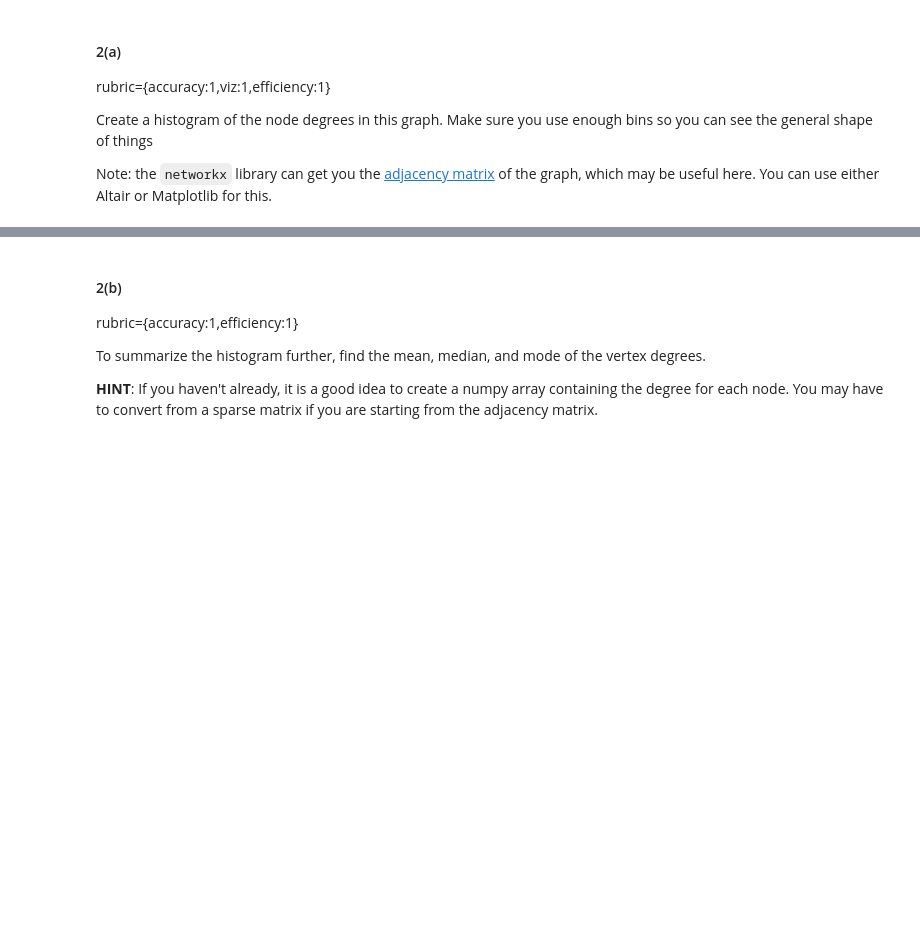
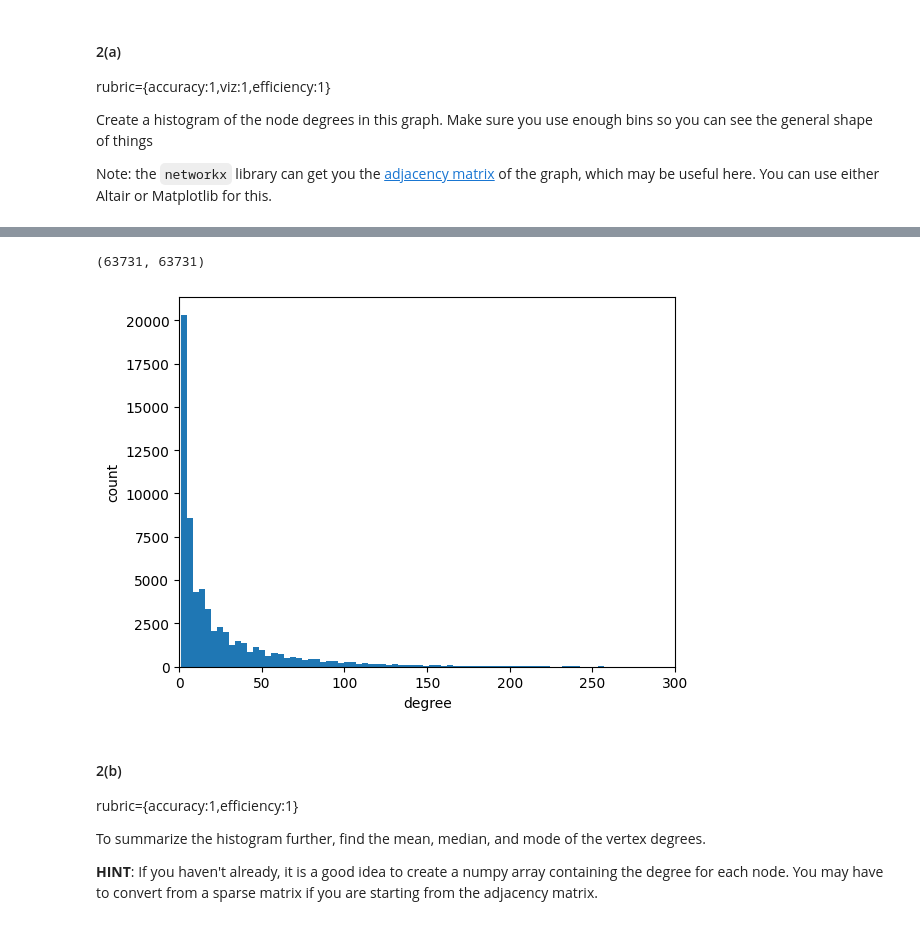
Before and after one commit to jungyeul/mds-cl-2023-24, a Jupyter notebook: block2/dsci512_lab4.ipynb, the cells around one changed output, grey strips where cells are left out. Saved outputs shown, nothing was run; the diff lists cells and outputs as text; code cells hidden in the pictures; blank space fills up the shorter version.

```diff
--- a/block2/dsci512_lab4.ipynb
+++ b/block2/dsci512_lab4.ipynb
@@ -291,3 +323,16 @@ Note: the `networkx` library can get you the [adjacency matrix](https://networkx
+# %%
+adjacency_matrix.shape
+# %% [output]
+(63731, 63731)
+# %%
+degrees = np.sum(...)
+plt.hist(degrees,bins=...)
+plt.xlim(...)
+plt.xlabel("degree")
+plt.ylabel("count")
+plt.show()
+# %% [output]
+[figure, added]
 # %% [markdown]
 #### 2(b)
 rubric={accuracy:1,efficiency:1}
```
Also changed, not shown: parts of 20 cells of this notebook.
